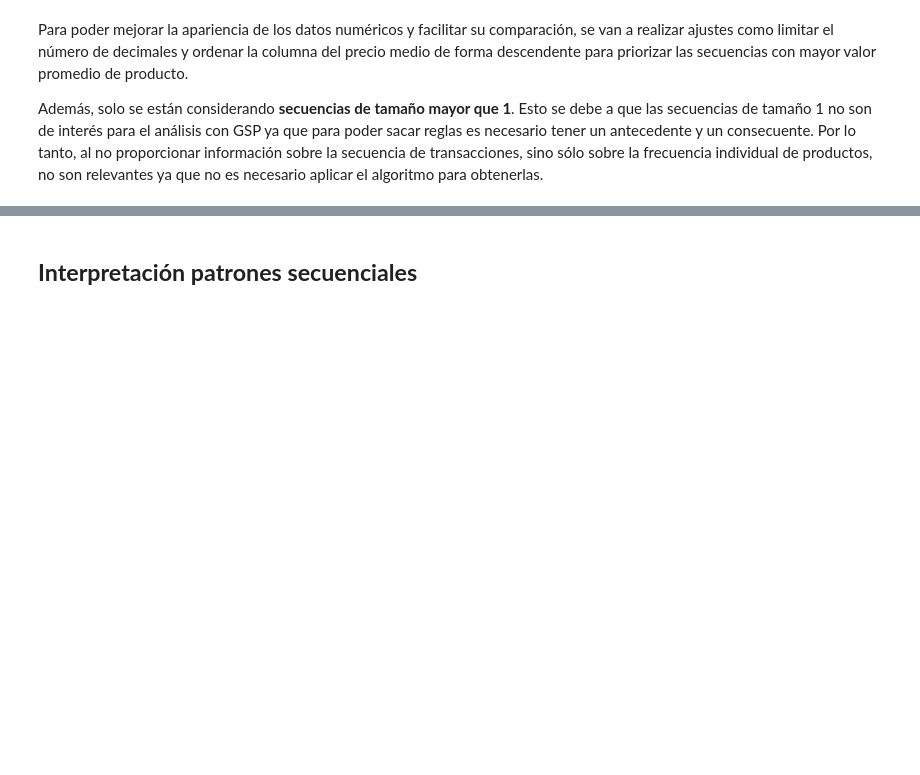
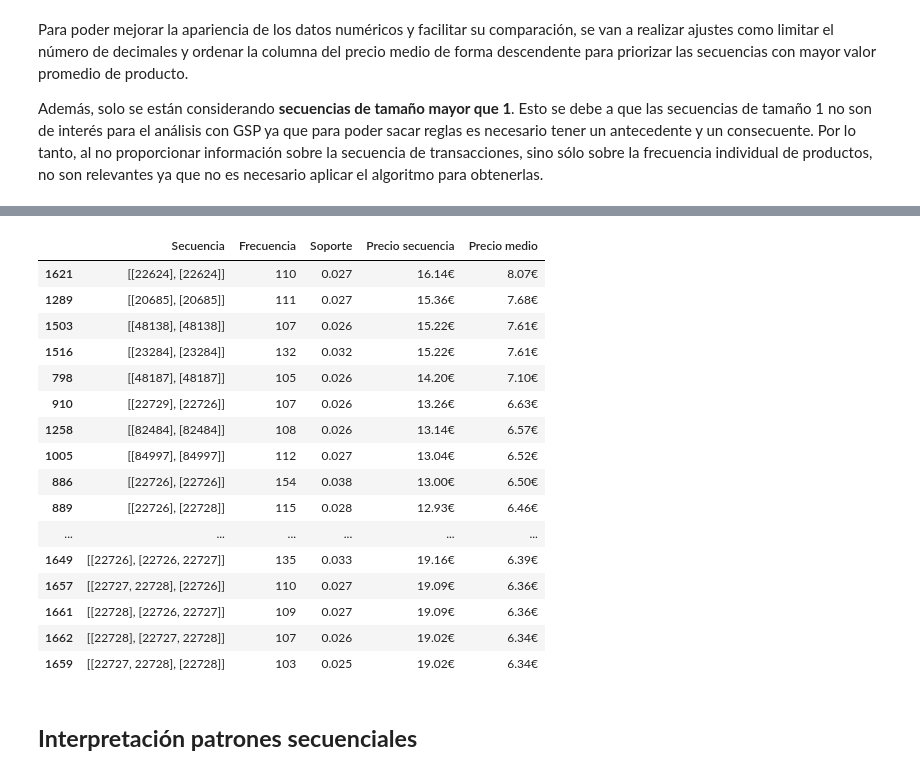
Before and after one commit to Maxindrull2/APRENDIZAJE_AUTOMATICO_23_24, a Jupyter notebook: LAB02_Grupo_A05.ipynb, the cells around one changed output, grey strips where cells are left out. Drawn from its saved outputs; the diff is of its cells as text; code cells hidden in the pictures; blank space fills up the shorter version.

```diff
--- a/LAB02_Grupo_A05.ipynb
+++ b/LAB02_Grupo_A05.ipynb
@@ -1259,7 +1263,8 @@ formato_columnas = {
 }
 
 df_output_valido = df_output_valido.sort_values(by='Precio medio', ascending=False) # elgir en qeu nos queremso basar
-df_output_valido[df_output_valido['Secuencia'].apply(lambda x: len(x) > 1)].style.format(formato_columnas).set_table_styles([{
+df_mostrar = df_output_valido.head(20)
+df_mostrar[df_mostrar['Secuencia'].apply(lambda x: len(x) > 1)].style.format(formato_columnas).set_table_styles([{
     'selector': 'th',
     'props': [('border', '1px solid black')]
 }, {
@@ -1271,3 +1275,20 @@ df_output_valido[df_output_valido['Secuencia'].apply(lambda x: len(x) > 1)].styl
+|  | Secuencia | Frecuencia | Soporte | Precio secuencia | Precio medio |
+| 1621 | [[22624], [22624]] | 110 | 0.027 | 16.14€ | 8.07€ |
+| 1289 | [[20685], [20685]] | 111 | 0.027 | 15.36€ | 7.68€ |
+| 1503 | [[48138], [48138]] | 107 | 0.026 | 15.22€ | 7.61€ |
+| 1516 | [[23284], [23284]] | 132 | 0.032 | 15.22€ | 7.61€ |
+| 798 | [[48187], [48187]] | 105 | 0.026 | 14.20€ | 7.10€ |
+| 910 | [[22729], [22726]] | 107 | 0.026 | 13.26€ | 6.63€ |
+| 1258 | [[82484], [82484]] | 108 | 0.026 | 13.14€ | 6.57€ |
+| 1005 | [[84997], [84997]] | 112 | 0.027 | 13.04€ | 6.52€ |
+| 886 | [[22726], [22726]] | 154 | 0.038 | 13.00€ | 6.50€ |
+| 889 | [[22726], [22728]] | 115 | 0.028 | 12.93€ | 6.46€ |
+| ... | ... | ... | ... | ... | ... |
+| 1649 | [[22726], [22726, 22727]] | 135 | 0.033 | 19.16€ | 6.39€ |
+| 1657 | [[22727, 22728], [22726]] | 110 | 0.027 | 19.09€ | 6.36€ |
+| 1661 | [[22728], [22726, 22727]] | 109 | 0.027 | 19.09€ | 6.36€ |
+| 1662 | [[22728], [22727, 22728]] | 107 | 0.026 | 19.02€ | 6.34€ |
+| 1659 | [[22727, 22728], [22728]] | 103 | 0.025 | 19.02€ | 6.34€ |
 # %% [markdown]
 ## **Interpretación patrones secuenciales**
 # %% [markdown]
```
Also changed, not shown: parts of 9 cells of this notebook.
